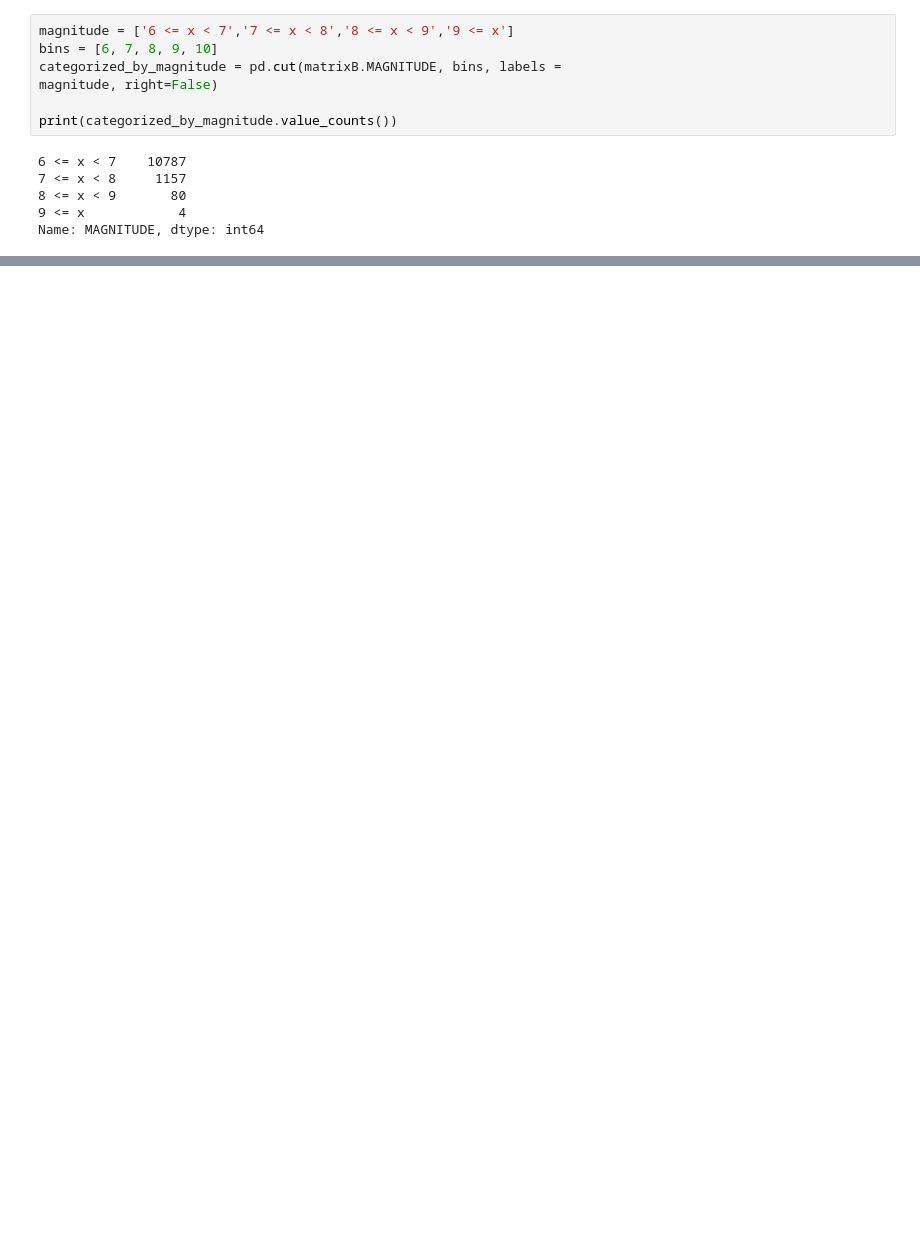
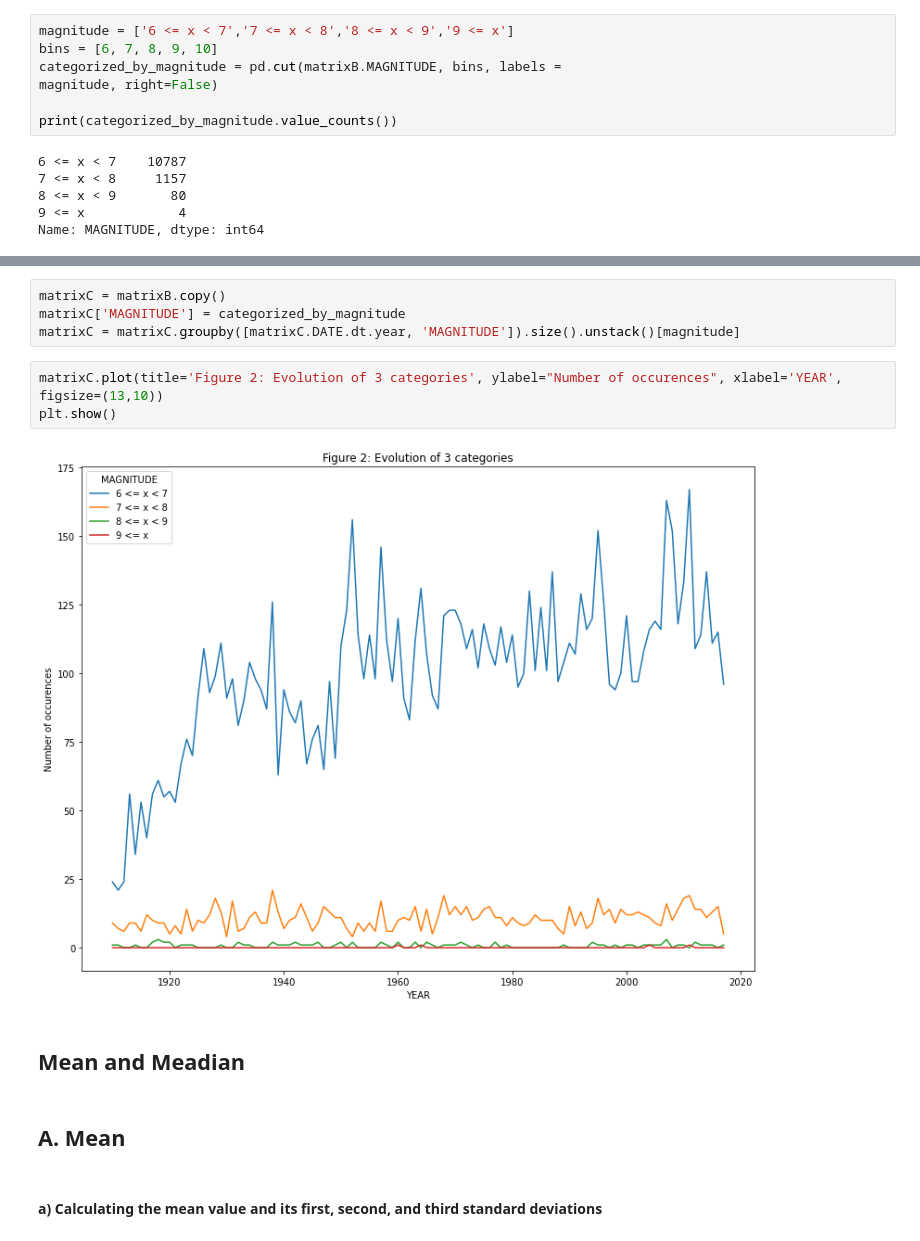
Before and after one commit to elchingurban/earthquake_data_analysis, a Jupyter notebook: earthquake.ipynb, the cells around one changed output, grey strips where cells are left out. Drawn from its saved outputs; the diff is of its cells as text; blank space fills up the shorter version.

```diff
--- a/earthquake.ipynb
+++ b/earthquake.ipynb
@@ -181,0 +180,15 @@ dtype: float64
+# %%
+matrixC = matrixB.copy()
+matrixC['MAGNITUDE'] = categorized_by_magnitude
+matrixC = matrixC.groupby([matrixC.DATE.dt.year, 'MAGNITUDE']).size().unstack()[magnitude]
+# %%
+matrixC.plot(title='Figure 2: Evolution of 3 categories', ylabel="Number of occurences", xlabel='YEAR', figsize=(13,10))
+plt.show()
+# %% [output]
+[figure, added]
+# %% [markdown]
+## Mean and Meadian
+# %% [markdown]
+## A. Mean
+# %% [markdown]
+#### a) Calculating the mean value and its first, second, and third standard deviations
```
Also changed, not shown: parts of 23 cells of this notebook.
